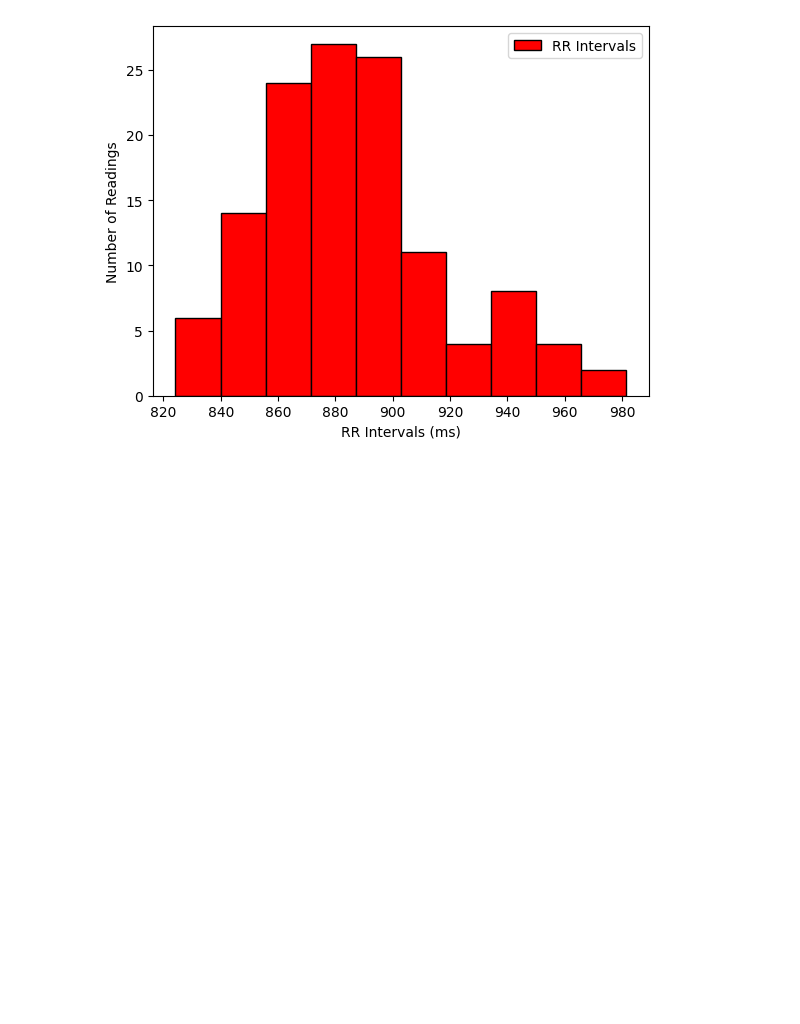
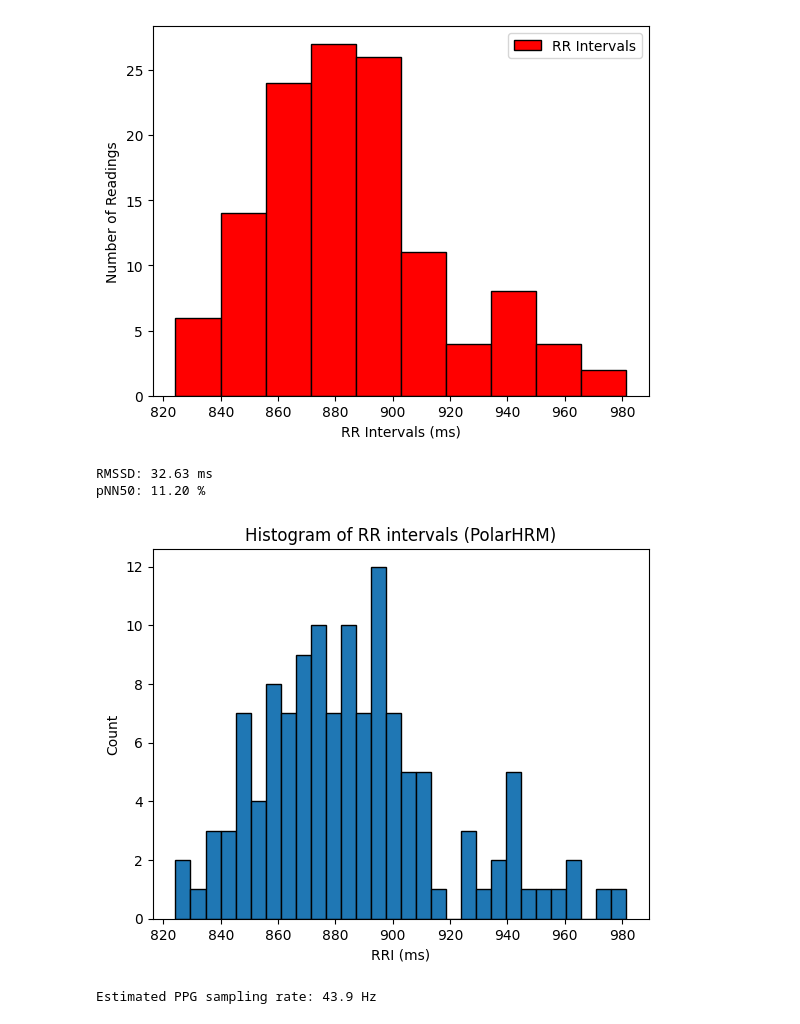
Before and after one commit to Showmick119/Benchmarking-Signal-Processing-Packages, a Jupyter notebook: practice.ipynb, the cells around one changed output. Saved outputs shown, nothing was run; the diff lists cells and outputs as text; code cells hidden in the pictures; blank space fills up the shorter version.

```diff
--- a/practice.ipynb
+++ b/practice.ipynb
@@ -145,3 +145,39 @@ plt.legend()
 plt.show()
 # %% [output]
 [figure]
+# %%
+# ── 1) Additional HRV metrics from PolarHRM ──
+import numpy as np
+
+# extract your RRIs (in ms)
+rr = polarHRM_data.iloc[:, 2].to_numpy()
+
+# 1a) RMSSD: root mean square of successive differences
+diff_rr = np.diff(rr)
+rmssd = np.sqrt(np.mean(diff_rr**2))
+print(f"RMSSD: {rmssd:.2f} ms")
+
+# 1b) pNN50: percent of successive differences > 50 ms
+pnn50 = np.sum(np.abs(diff_rr) > 50) / len(diff_rr) * 100
+print(f"pNN50: {pnn50:.2f} %")
+
+# 1c) Histogram of RRIs
+plt.figure()
+plt.hist(rr, bins=30, edgecolor='k')
+plt.title("Histogram of RR intervals (PolarHRM)")
+plt.xlabel("RRI (ms)")
+plt.ylabel("Count")
+plt.show()
+# %% [output]
+RMSSD: 32.63 ms
+pNN50: 11.20 %
+[figure, added]
+# %%
+# ── 2) Estimate PPG sampling rate ──
+# compute inter-sample intervals (in sec) and then fs
+timestamps = bangle_data["timestamp_ms"].to_numpy()
+dt = np.diff(timestamps) / 1000.0
+fs = 1 / np.mean(dt)
+print(f"Estimated PPG sampling rate: {fs:.1f} Hz")
+# %% [output]
+Estimated PPG sampling rate: 43.9 Hz
```
Also changed, not shown: parts of 1 cell of this notebook.
